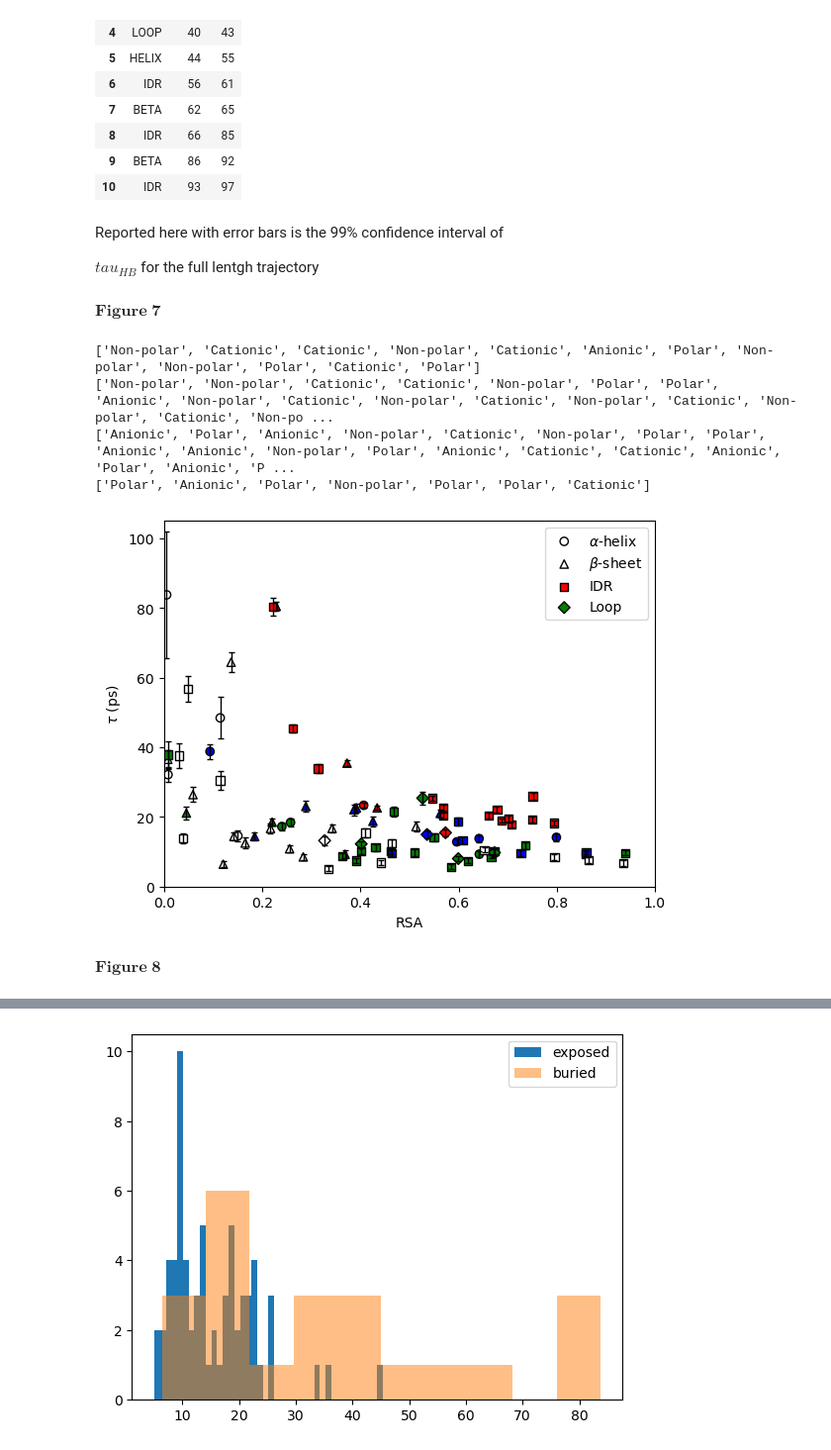
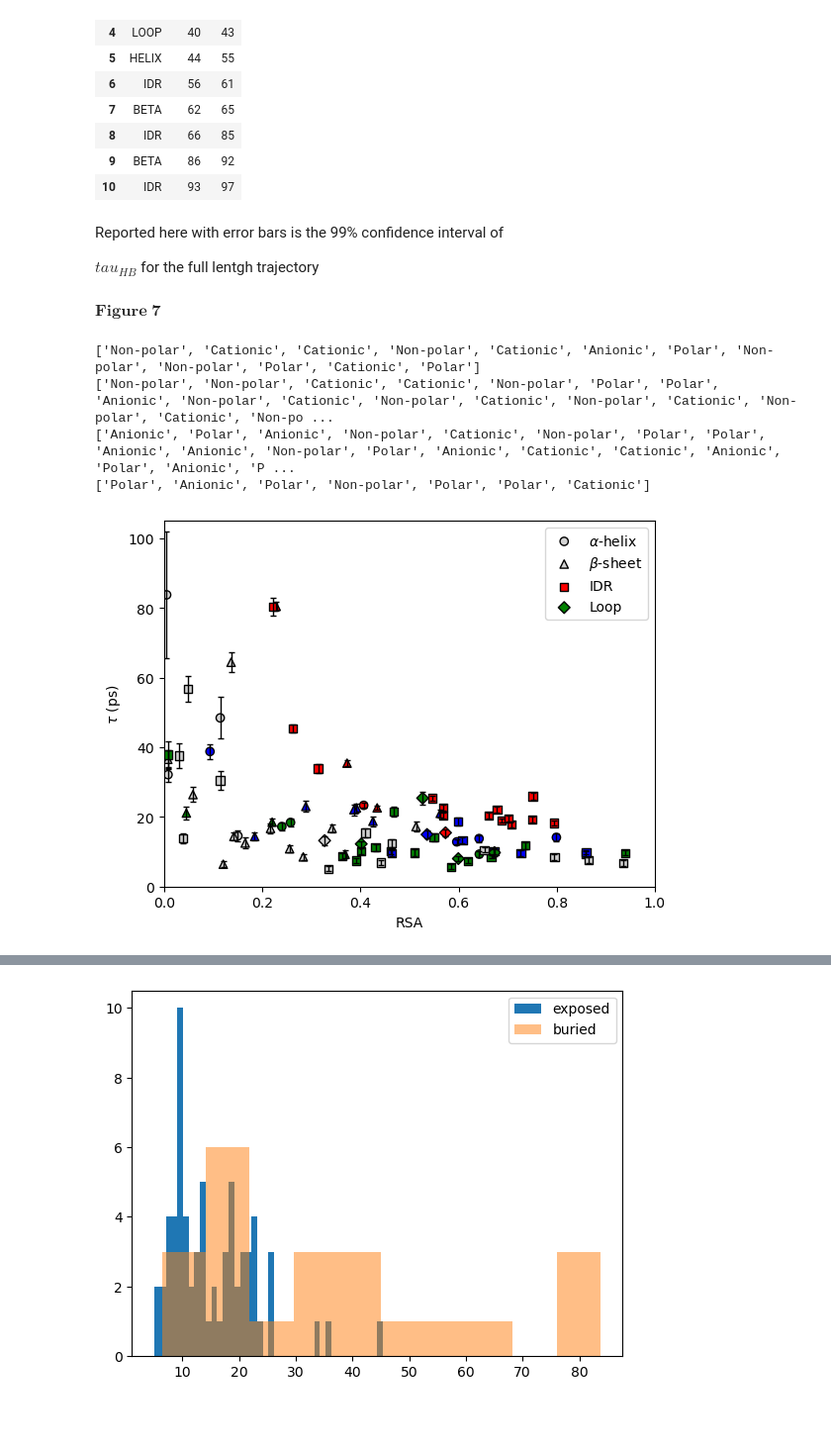
Before and after one commit to hpoudel1/SUMO-1_UBC9_dataset, a Jupyter notebook: residue_Ct_analysis/Computing C(t) confidence.ipynb, the cells around one changed output, grey strips where cells are left out. Shown at 99% size. Saved outputs shown, nothing was run; the diff lists cells and outputs as text; code cells hidden in the pictures; blank space fills up the shorter version.

```diff
--- a/residue_Ct_analysis/Computing C(t) confidence.ipynb
+++ b/residue_Ct_analysis/Computing C(t) confidence.ipynb
@@ -515,46 +517,48 @@ reg_struct
 | 8 | IDR | 66 | 85 |
 | 9 | BETA | 86 | 92 |
 | 10 | IDR | 93 | 97 |
-# %% [markdown]
-Reported here with error bars is the 99% confidence interval of
-
-$tau_{HB}$ for the full lentgh trajectory
-# %% [markdown]
-$\mathbf{Figure\; 7}$
+# %% [markdown]
+Reported here with error bars is the 99% confidence interval of
+
+$tau_{HB}$ for the full lentgh trajectory
+# %% [markdown]
+$\mathbf{Figure\; 7}$
 # %%
 dfout = pd.DataFrame()
 for i in ['HELIX','BETA','IDR','LOOP']:
     dfout_temp = pd.DataFrame()
     TF =  ( sumo1_df['struct']==i )
     x = sumo1_df[TF][symbols['tau']].values
     xerr = sumo1_df[TF]['ci_99'].values
     y = sumo1_df[TF]['RSA'].values
     z = sumo1_df[TF]['residue'].values
     z2 = sumo1_df[TF]['name'].values
     z3 = list(map(lambda k: labels[k], sumo1_df[TF]['electro'].values))
     print(z3)
     color_it = sumo1_df[TF]['electro'].values
+    temp = []
+    for colour in color_it:
+        if colour != 'white': temp.append(colour)
+        else: temp.append('lightgray')
     plt.errorbar(y, x, yerr=xerr, color='white', alpha=1, ecolor='k', capsize=2, linewidth=0, elinewidth=1)
-    plt.scatter(y, x, c=color_it , marker=markers[i], label=label_it[i], edgecolors='k')
+    plt.scatter(y, x, c=temp , marker=markers[i], label=label_it[i], edgecolors='k')
     dfout_temp = pd.DataFrame()
     dfout_temp['tau']=x
     dfout_temp['RSA']=y
     dfout_temp['residue']=z
     dfout_temp['number']=z2
     dfout_temp['type']=z3
     dfout = pd.concat([dfout,dfout_temp], ignore_index=True, sort=False)
 dfout.to_csv('./tau_v_RSA_colorbyelectro-sumo1.csv')
 plt.ylim(0,105)
 plt.xlim(0,1)
 plt.xlabel('RSA')
 plt.ylabel(r'$\tau$ (ps)')
 plt.legend()
 plt.savefig('./tau_v_RSA_colorbyelectro-sumo1.png',dpi= 300)
 # %% [output]
 ['Non-polar', 'Cationic', 'Cationic', 'Non-polar', 'Cationic', 'Anionic', 'Polar', 'Non-polar', 'Non-polar', 'Polar', 'Cationic', 'Polar']
 ['Non-polar', 'Non-polar', 'Cationic', 'Cationic', 'Non-polar', 'Polar', 'Polar', 'Anionic', 'Non-polar', 'Cationic', 'Non-polar', 'Cationic', 'Non-polar', 'Cationic', 'Non-polar', 'Cationic', 'Non-po ...
 ['Anionic', 'Polar', 'Anionic', 'Non-polar', 'Cationic', 'Non-polar', 'Polar', 'Polar', 'Anionic', 'Anionic', 'Non-polar', 'Polar', 'Anionic', 'Cationic', 'Cationic', 'Anionic', 'Polar', 'Anionic', 'P ...
 ['Polar', 'Anionic', 'Polar', 'Non-polar', 'Polar', 'Polar', 'Cationic']
-[figure, old version]
+[figure, new version]
-# %% [markdown]
-$\mathbf{Figure\; 8}$
```
Also changed, not shown: parts of 44 cells of this notebook, 17 other files.
